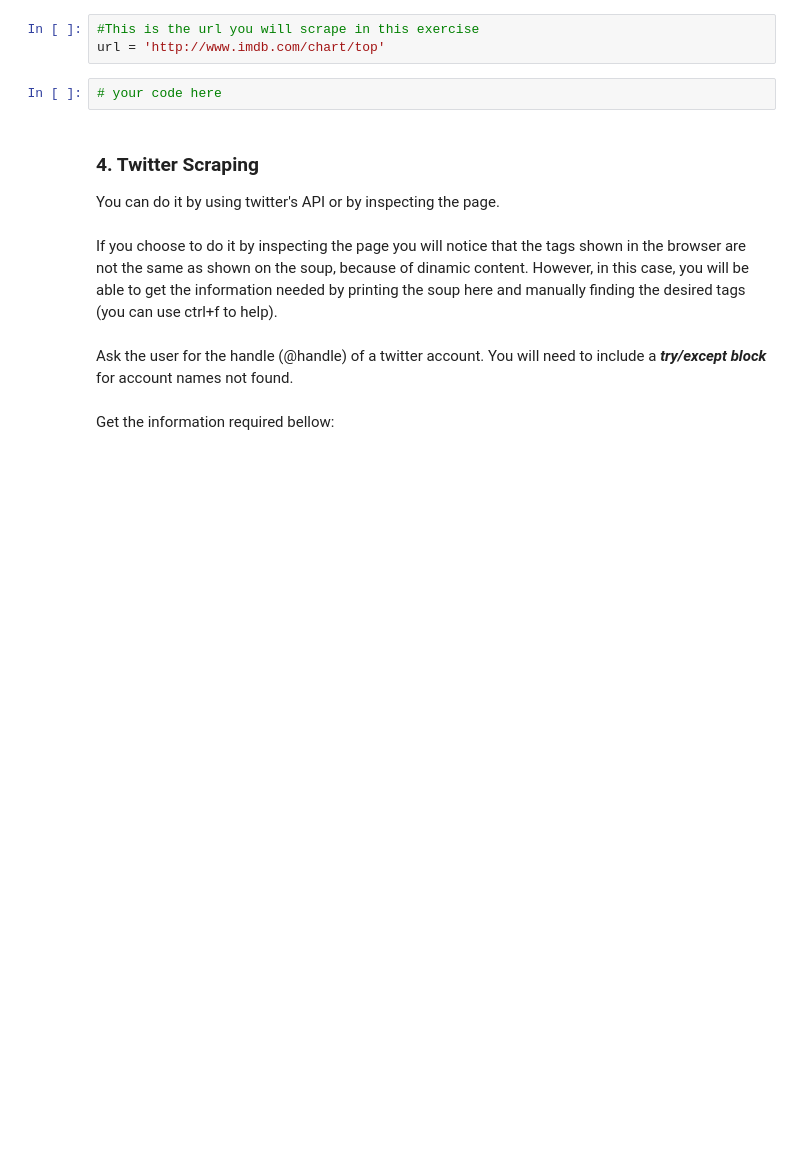
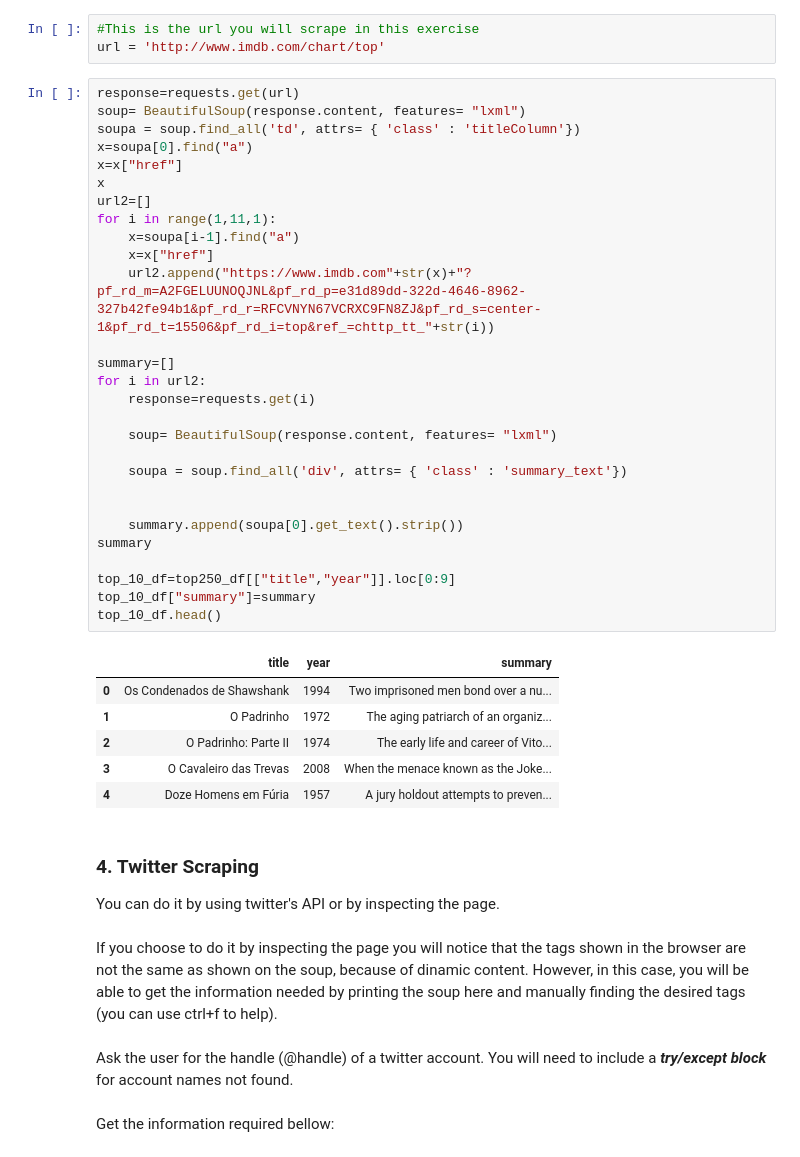
Before and after one commit to ta-data-lis/lab-web-scraping, a Jupyter notebook: your-code/main.ipynb, the cells around one changed output. Drawn from its saved outputs; the diff is of its cells as text; blank space fills up the shorter version.

```diff
--- a/your-code/main.ipynb
+++ b/your-code/main.ipynb
@@ -127,8 +221,41 @@ url = 'https://www.imdb.com/chart/top'
 # %%
 #This is the url you will scrape in this exercise
 url = 'http://www.imdb.com/chart/top'
-# %%
-# your code here
+# %%
+response=requests.get(url)
+soup= BeautifulSoup(response.content, features= "lxml")
+soupa = soup.find_all('td', attrs= { 'class' : 'titleColumn'})
+x=soupa[0].find("a")
+x=x["href"]
+x
+url2=[]
+for i in range(1,11,1):
+    x=soupa[i-1].find("a")
+    x=x["href"]
+    url2.append("https://www.imdb.com"+str(x)+"?pf_rd_m=A2FGELUUNOQJNL&pf_rd_p=e31d89dd-322d-4646-8962-327b42fe94b1&pf_rd_r=RFCVNYN67VCRXC9FN8ZJ&pf_rd_s=center-1&pf_rd_t=15506&pf_rd_i=top&ref_=chttp_tt_"+str(i))
+
+summary=[]
+for i in url2:
+    response=requests.get(i)
+
+    soup= BeautifulSoup(response.content, features= "lxml")
+
+    soupa = soup.find_all('div', attrs= { 'class' : 'summary_text'})
+
+
+    summary.append(soupa[0].get_text().strip())
+summary
+
+top_10_df=top250_df[["title","year"]].loc[0:9]
+top_10_df["summary"]=summary
+top_10_df.head()
+# %% [output]
+|  | title | year | summary |
+| 0 | Os Condenados de Shawshank | 1994 | Two imprisoned men bond over a nu... |
+| 1 | O Padrinho | 1972 | The aging patriarch of an organiz... |
+| 2 | O Padrinho: Parte II | 1974 | The early life and career of Vito... |
+| 3 | O Cavaleiro das Trevas | 2008 | When the menace known as the Joke... |
+| 4 | Doze Homens em Fúria | 1957 | A jury holdout attempts to preven... |
 # %% [markdown]
 ### 4. Twitter Scraping
 You can do it by using twitter's API or by inspecting the page.<br>
```
Also changed, not shown: parts of 16 cells of this notebook.
